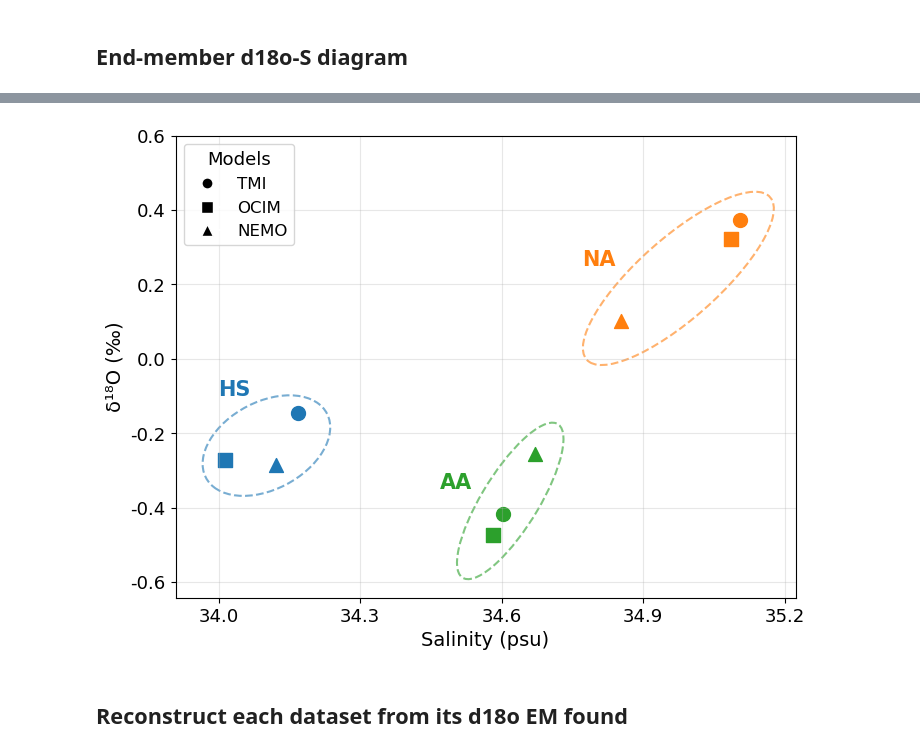
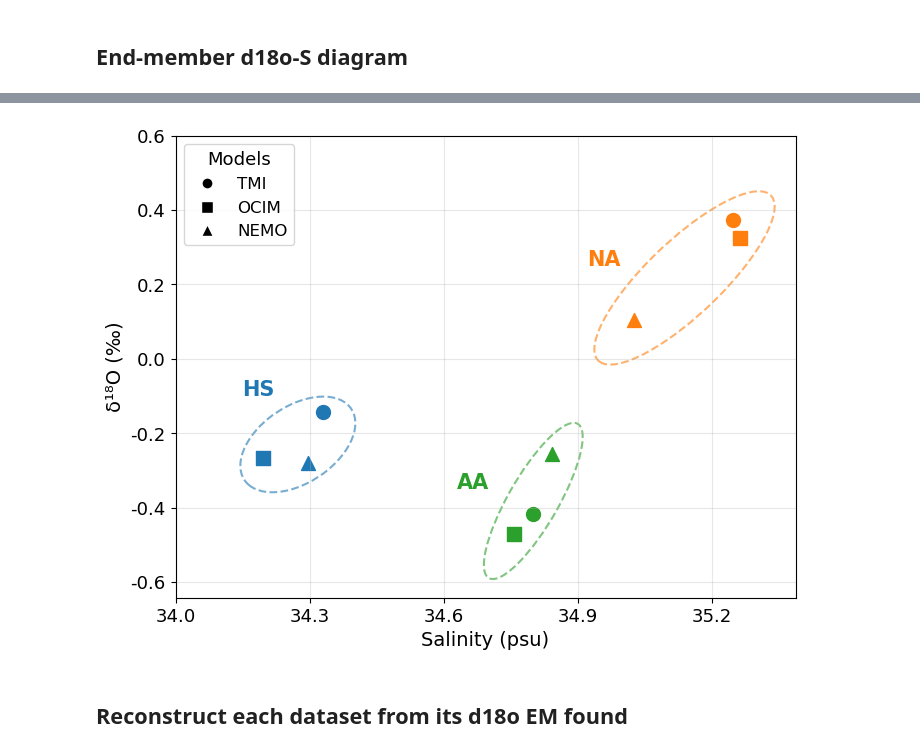
Before and after one commit to brumillet/d18o-southern-ocean, a Jupyter notebook: notebooks/optimization_fractions.ipynb, the cells around one changed output, grey strips where cells are left out. Cells and saved outputs as stored; diff of their text form; code cells hidden in the pictures.

```diff
--- a/notebooks/optimization_fractions.ipynb
+++ b/notebooks/optimization_fractions.ipynb
@@ -86,7 +86,7 @@ for i in range(12):
     i_row, i_col = i//4 + 1, i%4; xlabels, ylabels = uf.get_xylabels(3, 4, i)
 
     ax = fig.add_subplot(gs[i_row, i_col])
-    sc = ax.scatter(dfs[i]['d18O'], dfs[i]['Gamma'], marker = 'x', c = dfs[i]['Salinity'], norm = norm_S)
+    sc = ax.scatter(dfs[i]['d18O'], dfs[i]['gamma_n'], marker = 'x', c = dfs[i]['Salinity'], norm = norm_S)
 
     ax.axhline(y = uf.l_neut_dens[i], ls = '--', color = couleurs[i], alpha = 0.5); ax.text(0.15, uf.l_neut_dens[i] + 0.05, '$\gamma$ =' + str(uf.l_neut_dens[i]), fontsize = font - 1, color = couleurs[i])
     ax.text(-0.67, 28.52, '(' + str(i + 1) + ')', fontsize = font, color = couleurs[i])
@@ -123,7 +123,7 @@ for i in range(12):
     i_row, i_col = i//4 + 1, i%4; xlabels, ylabels = uf.get_xylabels(3, 4, i)
 
     ax = fig.add_subplot(gs[i_row, i_col])
-    sc = ax.scatter(dfs2[i]['d18O'], dfs2[i]['Gamma'], marker = 'x', c = dfs2[i]['Salinity'], norm = norm_S)
+    sc = ax.scatter(dfs2[i]['d18O'], dfs2[i]['gamma_n'], marker = 'x', c = dfs2[i]['Salinity'], norm = norm_S)
 
     ax.axhline(y = uf.l_neut_dens[i], ls = '--', color = couleurs[i], alpha = 0.5); ax.text(0.15, uf.l_neut_dens[i] + 0.05, '$\gamma$ =' + str(uf.l_neut_dens[i]), fontsize = font - 1, color = couleurs[i])
     ax.text(-0.67, 28.52, '(' + str(i + 1) + ')', fontsize = font, color = couleurs[i])
@@ -162,7 +162,7 @@ font = 13
 
 ax = fig.add_subplot(gs[0, 0])
 gamma = 27.93
-sc = ax.scatter(dfs[2]['d18O'], dfs[2]['Gamma'], marker = 'x', c = dfs[2]['Salinity'], norm = norm_S)
+sc = ax.scatter(dfs[2]['d18O'], dfs[2]['gamma_n'], marker = 'x', c = dfs[2]['Salinity'], norm = norm_S)
 ax.set_xlabel('$\delta^{18}O_{sw}$ (‰)', fontsize = font); ax.set_ylabel('$\gamma_n$', fontsize = font, rotation = 0, labelpad = 10)
 ax.axhline(y = gamma, ls = '--', color = couleurs[2], alpha = 0.5); ax.text(0.15,gamma + 0.1, '$\gamma$ =' + str(gamma), fontsize = font - 1, color = couleurs[2])
 ax.text(-0.67, 27.2, '(3)', fontsize = font, color = couleurs[2])
@@ -173,7 +173,7 @@ ax.set_yticklabels(['27', '', '27.4', '', '27.8', '', '28.2', '', '28.6'], fonts
 
 ax = fig.add_subplot(gs[0, 1])
 gamma = 27.93
-sc = ax.scatter(df_DP['d18O'], df_DP['Gamma'], marker = 'x', c = df_DP['Salinity'], norm = norm_S)
+sc = ax.scatter(df_DP['d18O'], df_DP['gamma_n'], marker = 'x', c = df_DP['Salinity'], norm = norm_S)
 ax.axhline(y = gamma, ls = '--', color = couleurs[1]); ax.text(0.15,gamma + 0.1, '$\gamma$ =' + str(gamma), fontsize = font - 1, color = couleurs[1])
 ax.text(-0.67, 27.2, '(2-DP)', fontsize = font, color = couleurs[1])
 ax.set_xlabel('$\delta^{18}O_{sw}$ (‰)', fontsize = font)
@@ -185,7 +185,7 @@ ax.set_yticklabels([])
 
 ax = fig.add_subplot(gs[0, 2])
 gamma = 28.01
-sc = ax.scatter(df_Atl['d18O'], df_Atl['Gamma'], marker = 'x', c = df_Atl['Salinity'], norm = norm_S)
+sc = ax.scatter(df_Atl['d18O'], df_Atl['gamma_n'], marker = 'x', c = df_Atl['Salinity'], norm = norm_S)
 ax.axhline(y = gamma, ls = '--', color = couleurs[1]); ax.text(0.15,gamma + 0.1, '$\gamma$ =' + str(gamma), fontsize = font - 1, color = couleurs[1])
 ax.set_xlabel('$\delta^{18}O_{sw}$ (‰)', fontsize = font)
 ax.text(-0.67, 27.2, '(2-Atl)', fontsize = font, color = couleurs[1])
@@ -220,7 +220,7 @@ d18o_bounds = (lower_bounds, upper_bounds)
 
 # Run the complete optimization workflow
 d18o_results_module = optimizer.run_complete_optimization(
-    tracer_file='giss_d18o.txt',
+    tracer_file='giss_d18o_modified.h5',
     tracer_column='d18O',
     initial_values=d18o_initial_values,
     bounds=d18o_bounds,
@@ -403,10 +426,10 @@ offset_center = [(0, 0), (0.04, 0.05), (0, 0)]
 
 for imodel, model in enumerate(models):
     for i in range(3):
-        ax.scatter(salinity_optimizer.mean_end_members['Salinity'][model][dyes_TMI[i+3]], optimizer.mean_end_members['d18O'][model][dyes_TMI[i+3]], marker=markers[imodel], s=100, color = colors[i])
+        ax.scatter(salinity_optimizer.mean_end_members['absolute_salinity'][model][dyes_TMI[i+3]], optimizer.mean_end_members['d18O'][model][dyes_TMI[i+3]], marker=markers[imodel], s=100, color = colors[i])
 for i in [3, 4, 5]:
     # Add ellipse around valid data points
-    valid_s = [values[dyes_TMI[i]] for values in salinity_optimizer.mean_end_members['Salinity'].values()]
+    valid_s = [values[dyes_TMI[i]] for values in salinity_optimizer.mean_end_members['absolute_salinity'].values()]
     valid_d18o = [values[dyes_TMI[i]] for values in optimizer.mean_end_members['d18O'].values()]
 
     center_x = np.mean(valid_s); center_y = np.mean(valid_d18o)
@@ -418,38 +441,38 @@ for i in [3, 4, 5]:
     ax.add_patch(ellipse)
 
 # Create legend for water masses (symbols)
 water_mass_legend_elements = [
     Line2D([0], [0], marker='s', color='w', markerfacecolor=colors[0], markersize=8, label='HS'),
     Line2D([0], [0], marker='s', color='w', markerfacecolor=colors[1], markersize=8, label='NA'),
     Line2D([0], [0], marker='s', color='w', markerfacecolor=colors[2], markersize=8, label='AA')
 ]
 
 # Create legend for models (colors)
 model_legend_elements = [
     Line2D([0], [0], marker='o', color='w', markerfacecolor='black', markersize=8, label='TMI'),
     Line2D([0], [0], marker='s', color='w', markerfacecolor='black', markersize=8, label='OCIM'),
     Line2D([0], [0], marker='^', color='w', markerfacecolor='black', markersize=8, label='NEMO')
 ]
 
 # legend1 = ax.legend(handles=water_mass_legend_elements, loc='upper left', title='Water Masses', fontsize=font-2, title_fontsize=font-1)
 legend2 = ax.legend(handles=model_legend_elements, loc='upper left', title='Models', fontsize=font-2, title_fontsize=font-1)
 # ax.add_artist(legend1)
 
 # ax.scatter(salinity_md, d18o_md, marker='x', color = 'black')
 # ax.scatter(salinity_d, d18o_d, marker='o', color = 'black')
 
-ax.text(34, -0.1, 'HS', fontsize=font+1, color=colors[0], fontweight='bold')
-ax.text(34.77, 0.25, 'NA', fontsize=font+1, color=colors[1], fontweight='bold')
-ax.text(34.47, -0.35, 'AA', fontsize=font+1, color=colors[2], fontweight='bold')
+ax.text(34.15, -0.1, 'HS', fontsize=font+1, color=colors[0], fontweight='bold')
+ax.text(34.92, 0.25, 'NA', fontsize=font+1, color=colors[1], fontweight='bold')
+ax.text(34.63, -0.35, 'AA', fontsize=font+1, color=colors[2], fontweight='bold')
 
 ax.set_xlabel('Salinity (psu)', fontsize=font); ax.set_ylabel('δ¹⁸O (‰)', fontsize=font)
 ax.set_xticks([34 + 0.3*i for i in range(5)]); ax.set_yticks([-0.6 + 0.2*i for i in range(7)])
 ax.set_xticklabels([format(34 + 0.3*i, '.1f') for i in range(5)], fontsize=font-1); ax.set_yticklabels([format(-0.6 + 0.2*i, '.1f') for i in range(7)], fontsize=font-1)
 ax.grid(True, alpha=0.3)
 
-# plt.savefig(fig_path + 'salinity_d18o_endmembers.png', bbox_inches='tight')
+# plt.savefig(fig_path + 'absolute_salinity_d18o_endmembers.png', bbox_inches='tight')
 # %% [output]
-[figure, old version]
+[figure, new version]
 # %% [markdown]
 ## Reconstruct each dataset from its d18o EM found
 # %% [markdown]
```
Also changed, not shown: parts of 19 cells of this notebook, 6 other files.
